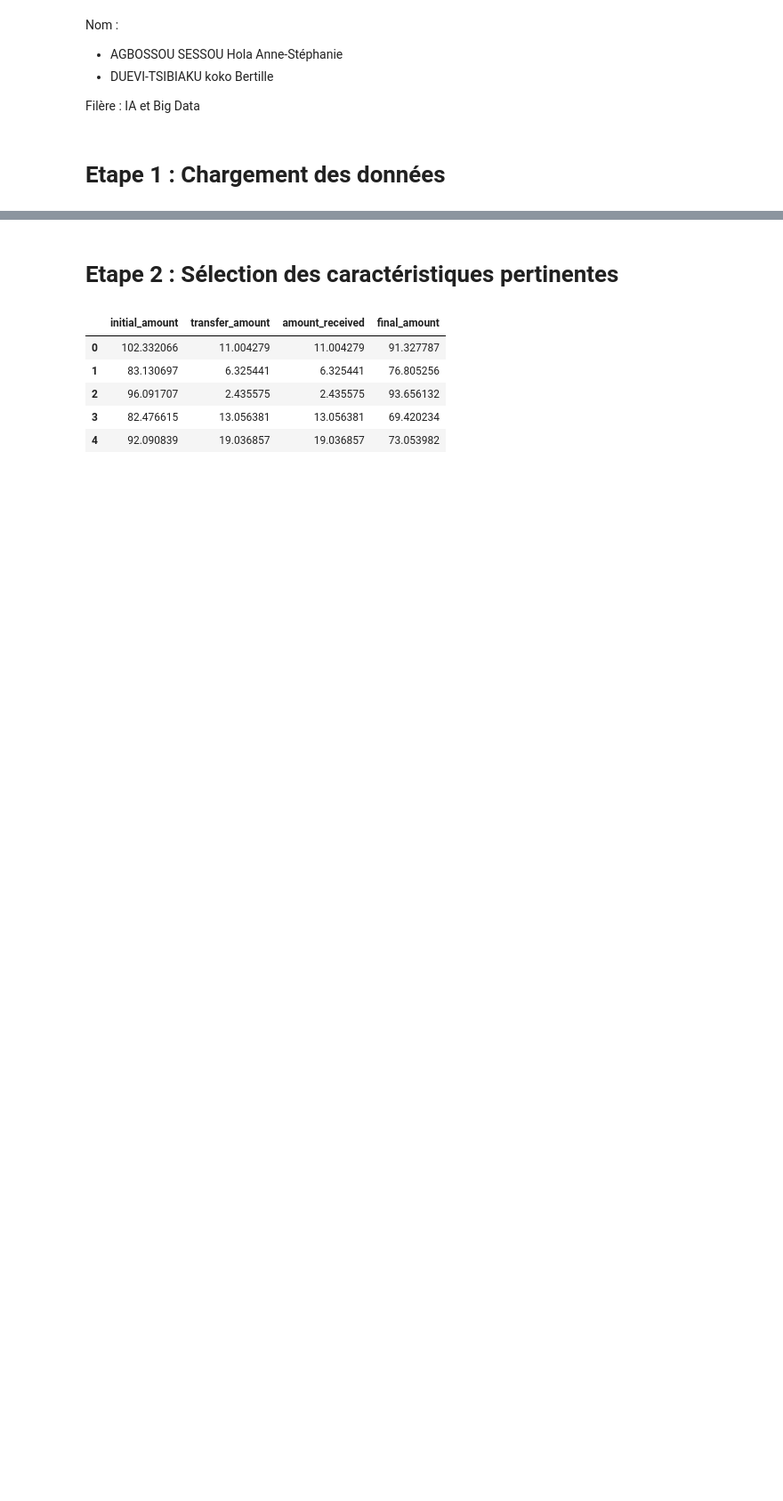
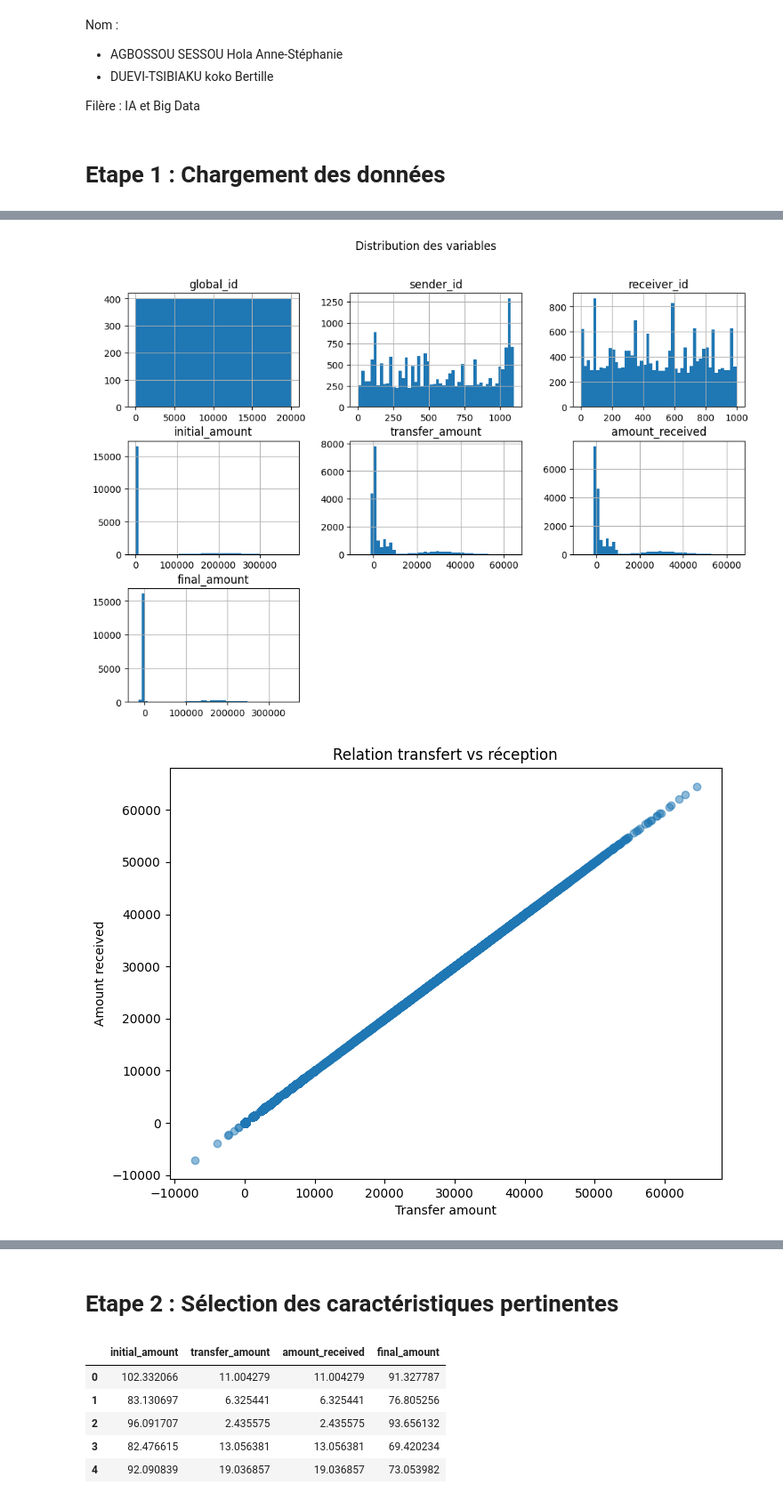
Before and after one commit to KokoBertille/INF2228_K_means, a Jupyter notebook: projet_k_means.ipynb, the cells around one changed output, grey strips where cells are left out. Shown at 89% size. Saved outputs shown, nothing was run; the diff lists cells and outputs as text; code cells hidden in the pictures; blank space fills up the shorter version.

```diff
--- a/projet_k_means.ipynb
+++ b/projet_k_means.ipynb
@@ -39,0 +46,40 @@ df_transaction.head()
+# %%
+
+# Exploration des données
+
+def plot_histograms(df):
+    df.hist(figsize=(12, 8), bins=50)
+    plt.suptitle("Distribution des variables")
+    plt.show()
+
+
+def plot_scatter(df):
+    plt.figure(figsize=(8, 6))
+
+    plt.scatter(df["transfer_amount"], df["amount_received"], alpha=0.5)
+
+    plt.xlabel("Transfer amount")
+    plt.ylabel("Amount received")
+    plt.title("Relation transfert vs réception")
+
+    plt.show()
+
+
+def plot_boxplots(df):
+    plt.figure(figsize=(12, 6))
+
+    sns.boxplot(data=df)
+
+    plt.title("Détection visuelle des outliers")
+    plt.xticks(rotation=45)
+
+    plt.show()
+# %%
+histogram = plot_histograms(df_transaction)
+
+nuage_point = plot_scatter(df_transaction)
+
+boxplot = plot_boxplots(df_transaction)
+# %% [output]
+[figure, added]
+[figure, added]
```
Also changed, not shown: parts of 16 cells of this notebook.
